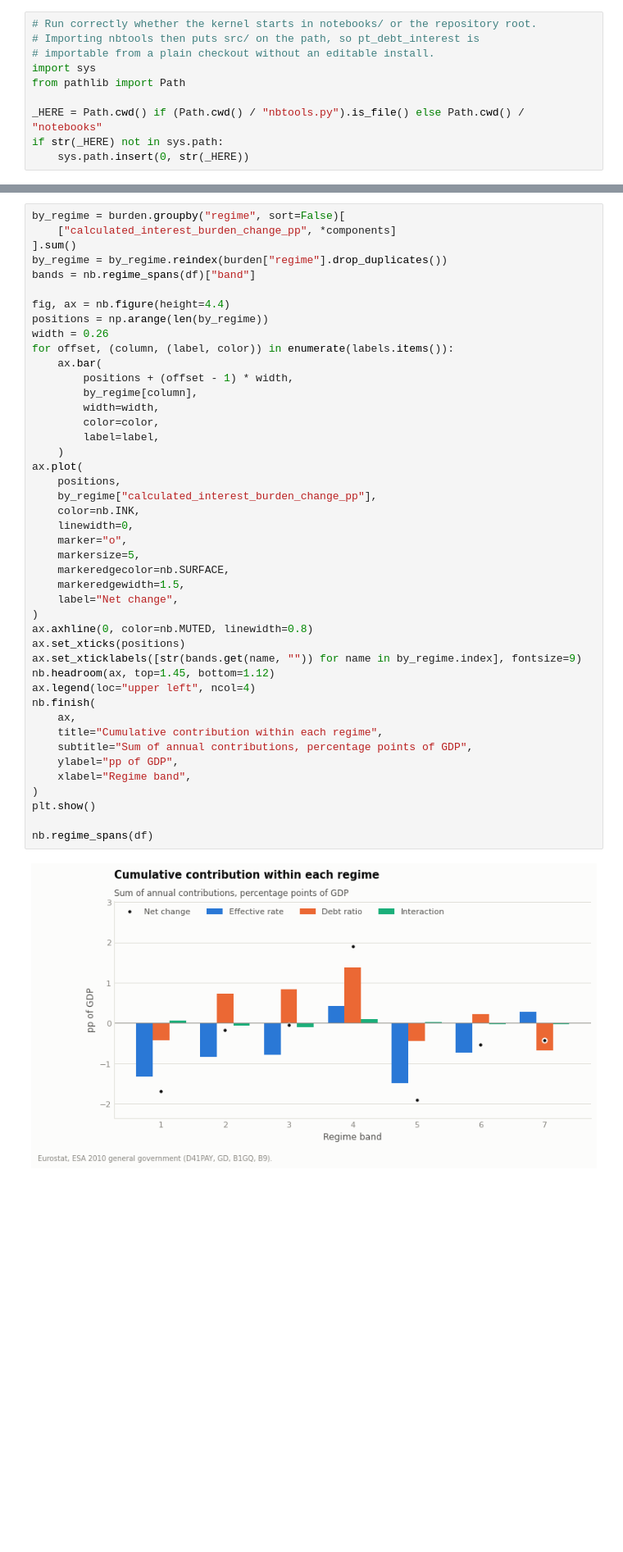
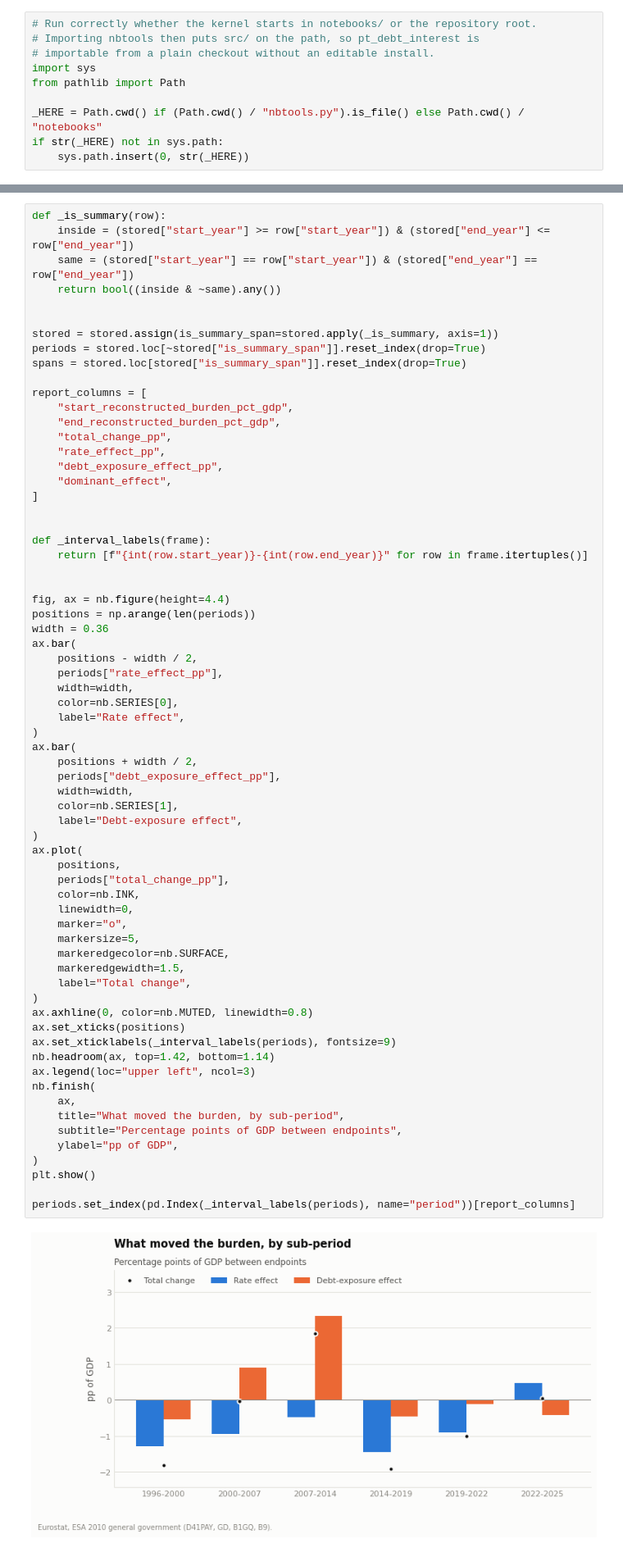
Before and after one commit to DiogoRibeiro7/portugal-public-debt-interest, a Jupyter notebook: notebooks/03_debt_dynamics_and_decomposition.ipynb, the cells around one changed output, grey strips where cells are left out. Shown at 82% size. Cells and saved outputs as stored; diff of their text form; blank space fills up the shorter version.

```diff
--- a/notebooks/03_debt_dynamics_and_decomposition.ipynb
+++ b/notebooks/03_debt_dynamics_and_decomposition.ipynb
@@ -242,46 +231,69 @@ Window: 1997-2025
 # %%
-by_regime = burden.groupby("regime", sort=False)[
-    ["calculated_interest_burden_change_pp", *components]
-].sum()
-by_regime = by_regime.reindex(burden["regime"].drop_duplicates())
-bands = nb.regime_spans(df)["band"]
+def _is_summary(row):
+    inside = (stored["start_year"] >= row["start_year"]) & (stored["end_year"] <= row["end_year"])
+    same = (stored["start_year"] == row["start_year"]) & (stored["end_year"] == row["end_year"])
+    return bool((inside & ~same).any())
+
+
+stored = stored.assign(is_summary_span=stored.apply(_is_summary, axis=1))
+periods = stored.loc[~stored["is_summary_span"]].reset_index(drop=True)
+spans = stored.loc[stored["is_summary_span"]].reset_index(drop=True)
+
+report_columns = [
+    "start_reconstructed_burden_pct_gdp",
+    "end_reconstructed_burden_pct_gdp",
+    "total_change_pp",
+    "rate_effect_pp",
+    "debt_exposure_effect_pp",
+    "dominant_effect",
+]
+
+
+def _interval_labels(frame):
+    return [f"{int(row.start_year)}-{int(row.end_year)}" for row in frame.itertuples()]
+
 
 fig, ax = nb.figure(height=4.4)
-positions = np.arange(len(by_regime))
-width = 0.26
-for offset, (column, (label, color)) in enumerate(labels.items()):
-    ax.bar(
-        positions + (offset - 1) * width,
-        by_regime[column],
-        width=width,
-        color=color,
-        label=label,
-    )
+positions = np.arange(len(periods))
+width = 0.36
+ax.bar(
+    positions - width / 2,
+    periods["rate_effect_pp"],
+    width=width,
+    color=nb.SERIES[0],
+    label="Rate effect",
+)
+ax.bar(
+    positions + width / 2,
+    periods["debt_exposure_effect_pp"],
+    width=width,
+    color=nb.SERIES[1],
+    label="Debt-exposure effect",
+)
 ax.plot(
     positions,
-    by_regime["calculated_interest_burden_change_pp"],
+    periods["total_change_pp"],
     color=nb.INK,
     linewidth=0,
     marker="o",
     markersize=5,
     markeredgecolor=nb.SURFACE,
     markeredgewidth=1.5,
-    label="Net change",
+    label="Total change",
 )
 ax.axhline(0, color=nb.MUTED, linewidth=0.8)
 ax.set_xticks(positions)
-ax.set_xticklabels([str(bands.get(name, "")) for name in by_regime.index], fontsize=9)
-nb.headroom(ax, top=1.45, bottom=1.12)
-ax.legend(loc="upper left", ncol=4)
+ax.set_xticklabels(_interval_labels(periods), fontsize=9)
+nb.headroom(ax, top=1.42, bottom=1.14)
+ax.legend(loc="upper left", ncol=3)
 nb.finish(
     ax,
-    title="Cumulative contribution within each regime",
-    subtitle="Sum of annual contributions, percentage points of GDP",
+    title="What moved the burden, by sub-period",
+    subtitle="Percentage points of GDP between endpoints",
     ylabel="pp of GDP",
-    xlabel="Regime band",
 )
 plt.show()
 
-nb.regime_spans(df)
+periods.set_index(pd.Index(_interval_labels(periods), name="period"))[report_columns]
 # %% [output]
-[figure, old version]
+[figure, new version]
```
Also changed, not shown: parts of 21 cells of this notebook, 5 other files.
